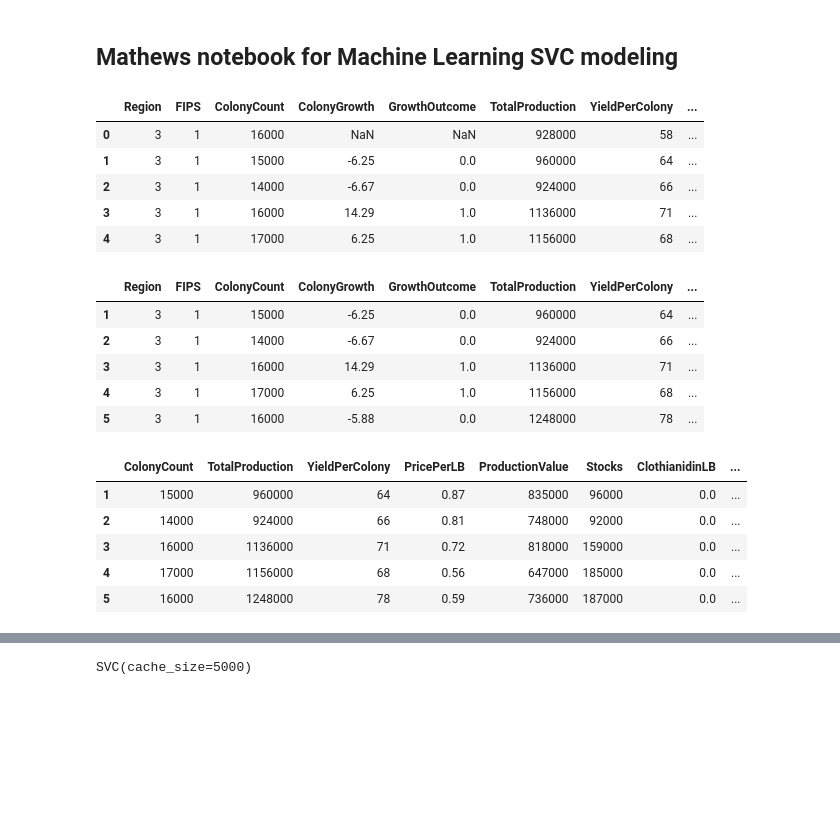
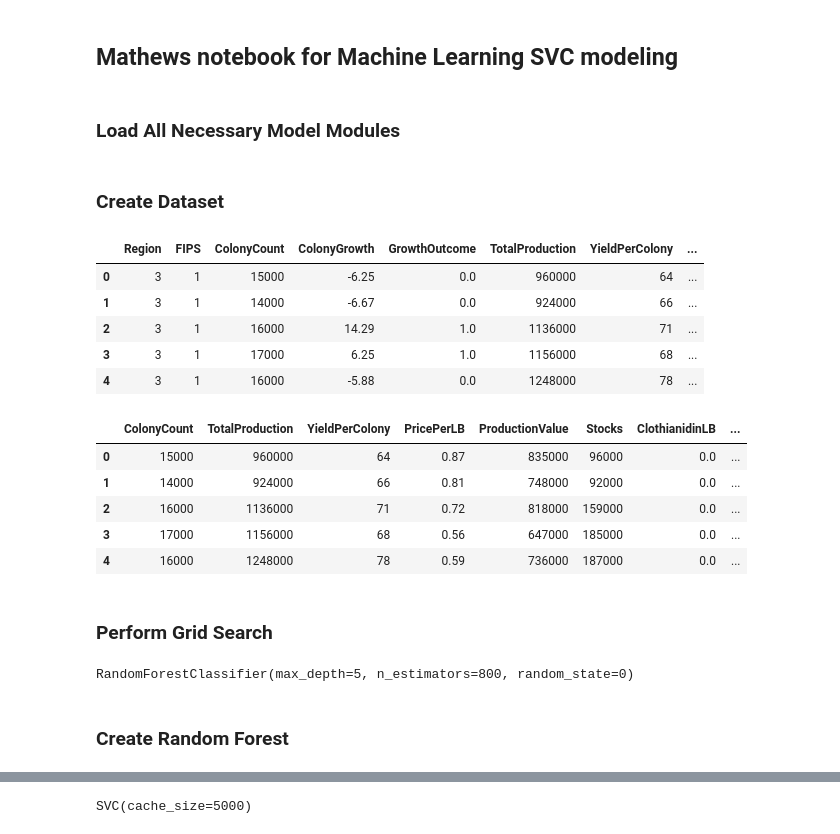
Before and after one commit to mathewqpmiller/Project3-RiotOfTheGreyRock, a Jupyter notebook: MathewsMachineLearningModelSVC.ipynb, the cells around one changed output, grey strips where cells are left out. Saved outputs shown, nothing was run; the diff lists cells and outputs as text; code cells hidden in the pictures; blank space fills up the shorter version.

Commit message:
SVC Model 1-5 built

```diff
--- a/MathewsMachineLearningModelSVC.ipynb
+++ b/MathewsMachineLearningModelSVC.ipynb
@@ -1,3 +1,5 @@
 # %% [markdown]
 ## Mathews notebook for Machine Learning SVC modeling
+# %% [markdown]
+### Load All Necessary Model Modules
 # %%
@@ -21,25 +35,14 @@ from sklearn.preprocessing import StandardScaler
+# %% [markdown]
+### Create Dataset
 # %%
 # Read File
 
-honeybee_csv = pd.read_csv(os.path.join('Resources', 'Output', 'HoneybeeDatasetSVCModel.csv'))
+honeybee_csv = pd.read_csv(os.path.join('Resources', 'Data', 'growth_designation.csv'))
 honeybee_csv.head()
 # %% [output]
 |  | Region | FIPS | ColonyCount | ColonyGrowth | GrowthOutcome | TotalProduction | YieldPerColony | ... |
-| 0 | 3 | 1 | 16000 | NaN | NaN | 928000 | 58 | ... |
-| 1 | 3 | 1 | 15000 | -6.25 | 0.0 | 960000 | 64 | ... |
-| 2 | 3 | 1 | 14000 | -6.67 | 0.0 | 924000 | 66 | ... |
-| 3 | 3 | 1 | 16000 | 14.29 | 1.0 | 1136000 | 71 | ... |
-| 4 | 3 | 1 | 17000 | 6.25 | 1.0 | 1156000 | 68 | ... |
+| 0 | 3 | 1 | 15000 | -6.25 | 0.0 | 960000 | 64 | ... |
+| 1 | 3 | 1 | 14000 | -6.67 | 0.0 | 924000 | 66 | ... |
+| 2 | 3 | 1 | 16000 | 14.29 | 1.0 | 1136000 | 71 | ... |
+| 3 | 3 | 1 | 17000 | 6.25 | 1.0 | 1156000 | 68 | ... |
+| 4 | 3 | 1 | 16000 | -5.88 | 0.0 | 1248000 | 78 | ... |
-# %%
-# Drop NaN Rows
-
-honeybee_csv = honeybee_csv.apply(pd.to_numeric, errors='coerce')
-honeybee_csv = honeybee_csv.dropna()
-honeybee_csv.head()
-# %% [output]
-|  | Region | FIPS | ColonyCount | ColonyGrowth | GrowthOutcome | TotalProduction | YieldPerColony | ... |
-| 1 | 3 | 1 | 15000 | -6.25 | 0.0 | 960000 | 64 | ... |
-| 2 | 3 | 1 | 14000 | -6.67 | 0.0 | 924000 | 66 | ... |
-| 3 | 3 | 1 | 16000 | 14.29 | 1.0 | 1136000 | 71 | ... |
-| 4 | 3 | 1 | 17000 | 6.25 | 1.0 | 1156000 | 68 | ... |
-| 5 | 3 | 1 | 16000 | -5.88 | 0.0 | 1248000 | 78 | ... |
@@ -51,16 +58,16 @@ target_names = ['Growth', 'No-Growth']
 # %%
 # Drop Column
 
-honeybee_data = honeybee_csv.drop(['GrowthOutcome', 'ColonyGrowth', 'YearRecorded', 'Region', 'FIPS'], axis=1)
+honeybee_data = honeybee_csv.drop(['GrowthOutcome'], axis=1)
 honeybee_names = honeybee_data.columns
 honeybee_data.head()
 # %% [output]
 |  | ColonyCount | TotalProduction | YieldPerColony | PricePerLB | ProductionValue | Stocks | ClothianidinLB | ... |
-| 1 | 15000 | 960000 | 64 | 0.87 | 835000 | 96000 | 0.0 | ... |
-| 2 | 14000 | 924000 | 66 | 0.81 | 748000 | 92000 | 0.0 | ... |
-| 3 | 16000 | 1136000 | 71 | 0.72 | 818000 | 159000 | 0.0 | ... |
-| 4 | 17000 | 1156000 | 68 | 0.56 | 647000 | 185000 | 0.0 | ... |
-| 5 | 16000 | 1248000 | 78 | 0.59 | 736000 | 187000 | 0.0 | ... |
+| 0 | 15000 | 960000 | 64 | 0.87 | 835000 | 96000 | 0.0 | ... |
+| 1 | 14000 | 924000 | 66 | 0.81 | 748000 | 92000 | 0.0 | ... |
+| 2 | 16000 | 1136000 | 71 | 0.72 | 818000 | 159000 | 0.0 | ... |
+| 3 | 17000 | 1156000 | 68 | 0.56 | 647000 | 185000 | 0.0 | ... |
+| 4 | 16000 | 1248000 | 78 | 0.59 | 736000 | 187000 | 0.0 | ... |
 # %%
 # Split Data
 
@@ -74,0 +75,18 @@ x_train, x_test, y_train, y_test = train_test_split(honeybee_data, target, rando
+# %% [markdown]
+### Perform Grid Search
+# %%
+# Create Grid Search
+
+param_grid = {'max_depth': [3, 5, 10],
+              'min_samples_split': [2, 5, 10]}
+base_estimator = RandomForestClassifier(random_state=0)
+x, y = make_classification(n_samples=1000, random_state=0)
+sh = HalvingGridSearchCV(base_estimator, param_grid, cv=5,
+                         factor=2, resource='n_estimators',
+                        max_resources=30).fit(x, y)
+sh.best_estimator_
+RandomForestClassifier(max_depth=5, n_estimators=800, random_state=0)
+# %% [output]
+RandomForestClassifier(max_depth=5, n_estimators=800, random_state=0)
+# %% [markdown]
+### Create Random Forest
```
Also changed, not shown: parts of 36 cells of this notebook, 2 other files.
